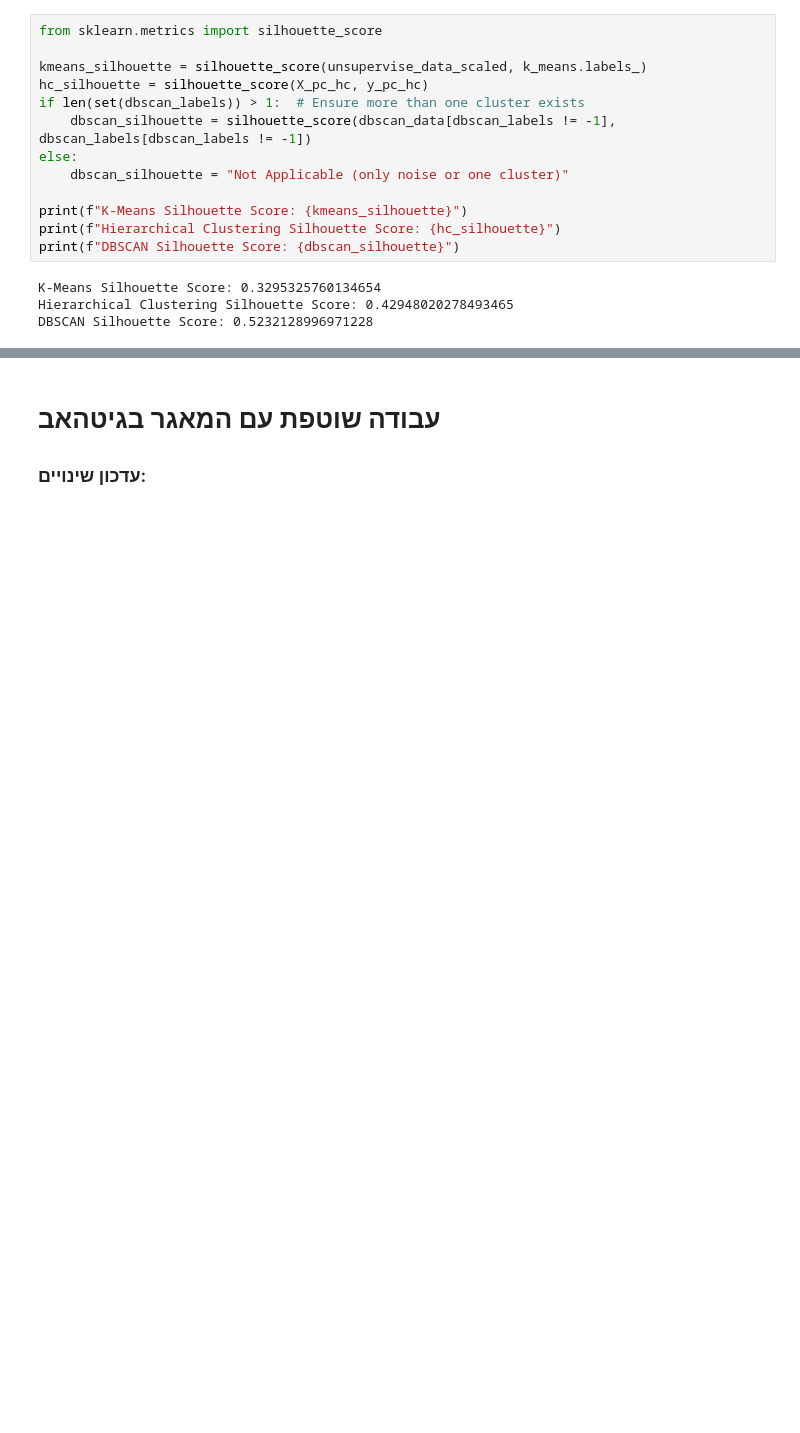
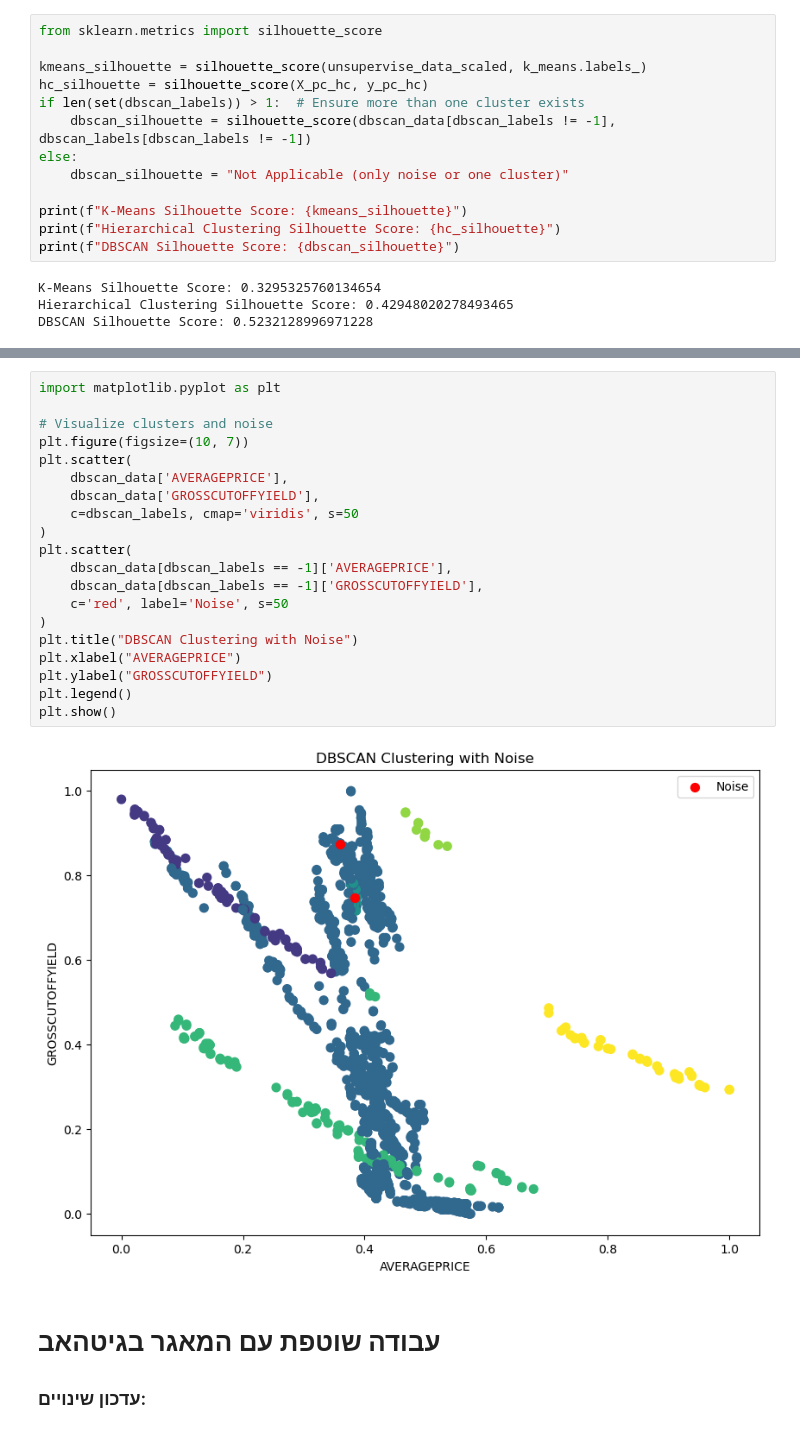
Before and after one commit to DorNatan/data-mining-project-2025, a Jupyter notebook: Data Mining Supervised & Unsupervised 2025.ipynb, the cells around one changed output, grey strips where cells are left out. Cells and saved outputs as stored; diff of their text form; blank space fills up the shorter version.

Commit message:
Added Visualize clusters and noise

```diff
--- a/Data Mining Supervised & Unsupervised 2025.ipynb
+++ b/Data Mining Supervised & Unsupervised 2025.ipynb
@@ -554,3 +547,25 @@ F1 Score: 1.0
+# %%
+import matplotlib.pyplot as plt
+
+# Visualize clusters and noise
+plt.figure(figsize=(10, 7))
+plt.scatter(
+    dbscan_data['AVERAGEPRICE'],
+    dbscan_data['GROSSCUTOFFYIELD'],
+    c=dbscan_labels, cmap='viridis', s=50
+)
+plt.scatter(
+    dbscan_data[dbscan_labels == -1]['AVERAGEPRICE'],
+    dbscan_data[dbscan_labels == -1]['GROSSCUTOFFYIELD'],
+    c='red', label='Noise', s=50
+)
+plt.title("DBSCAN Clustering with Noise")
+plt.xlabel("AVERAGEPRICE")
+plt.ylabel("GROSSCUTOFFYIELD")
+plt.legend()
+plt.show()
+# %% [output]
+[figure, added]
 # %% [markdown]
 # עבודה שוטפת עם המאגר בגיטהאב
 ### עדכון שינויים:
```
Also changed, not shown: parts of 6 cells of this notebook.
